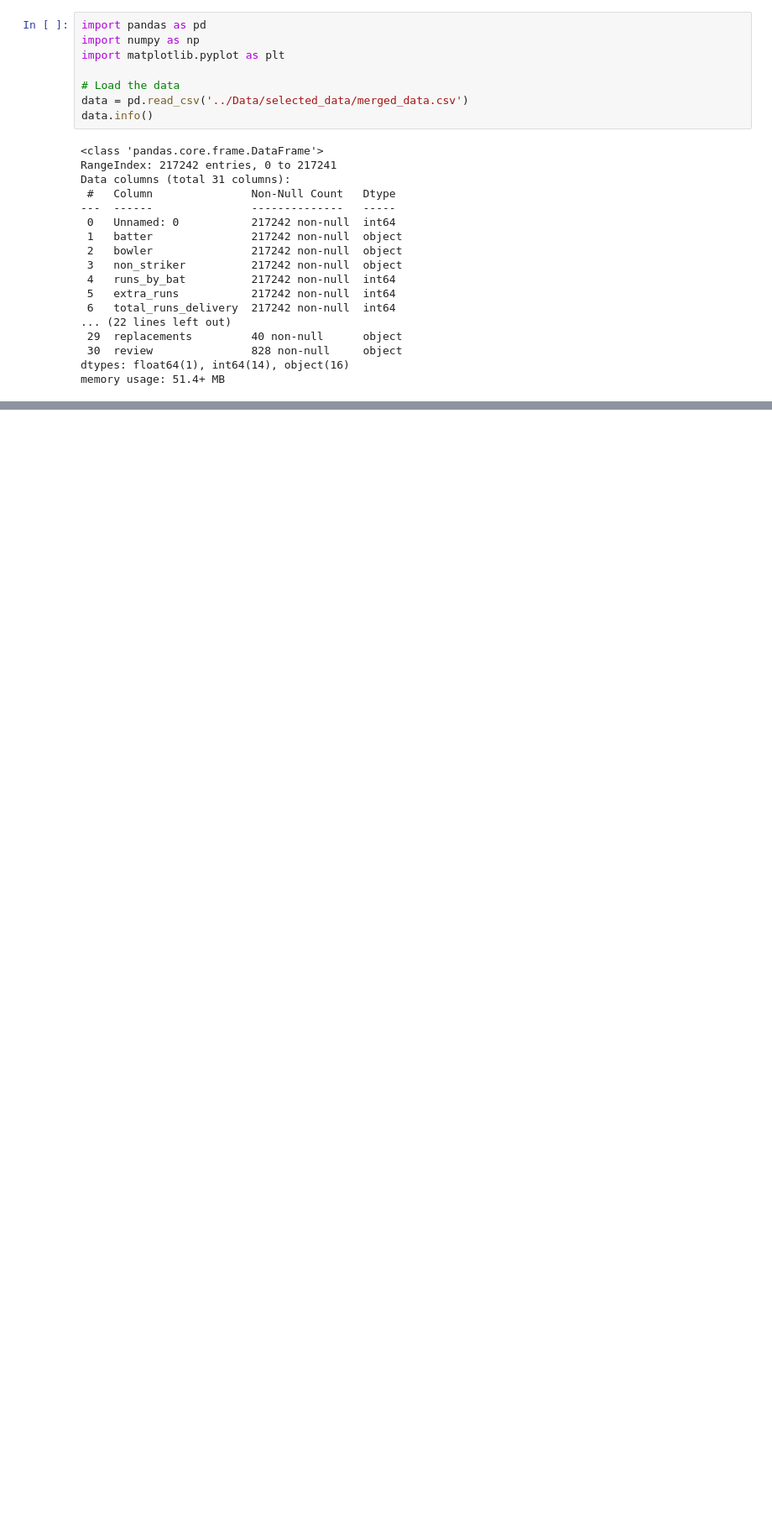
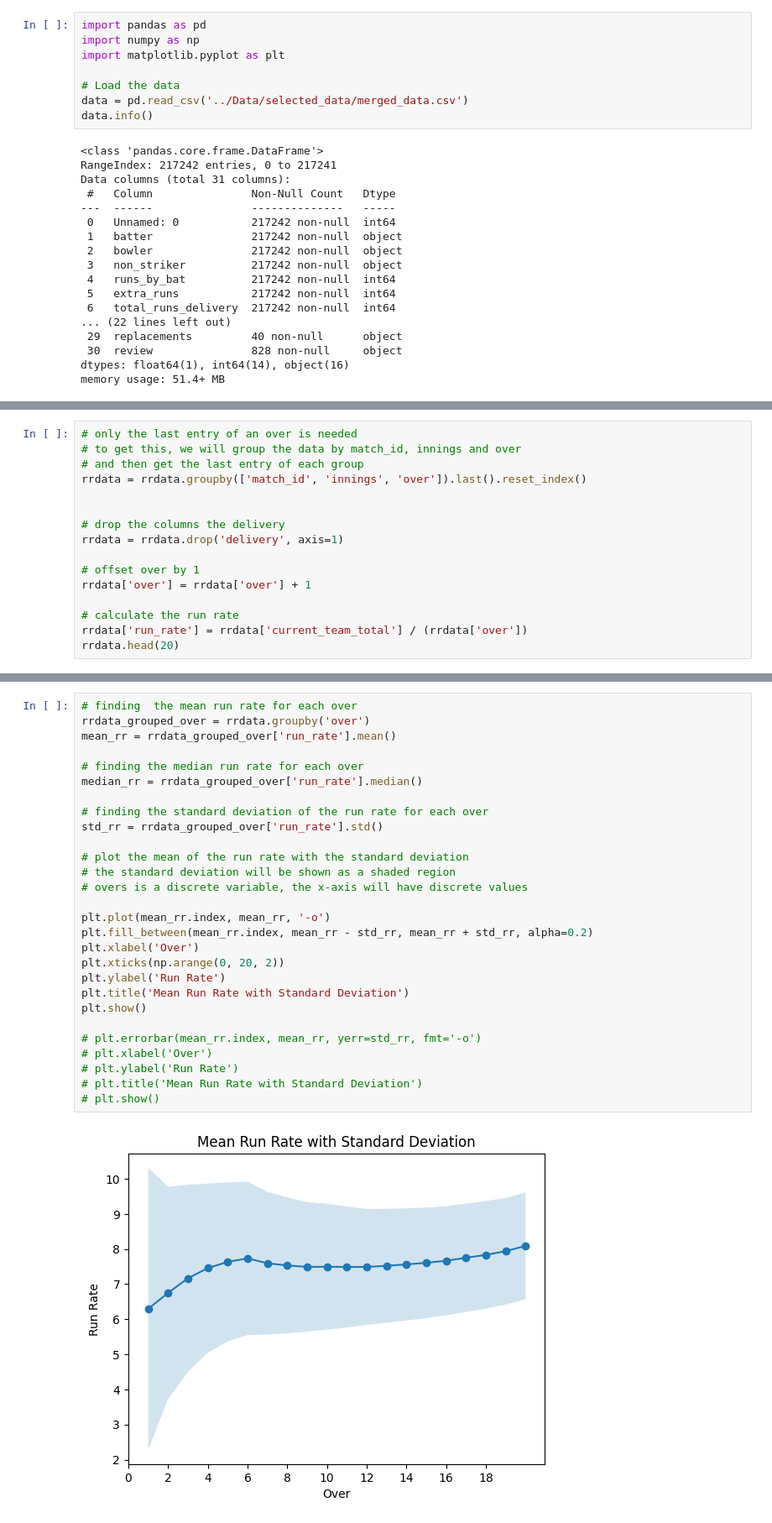
Before and after one commit to 19Kaumini/e19-co544-cricket-analytics-and-prediction, a Jupyter notebook: EDA/RunRateProgression.ipynb, the cells around one changed output, grey strips where cells are left out. Shown at 84% size. Saved outputs shown, nothing was run; the diff lists cells and outputs as text; blank space fills up the shorter version.

```diff
--- a/EDA/RunRateProgression.ipynb
+++ b/EDA/RunRateProgression.ipynb
@@ -59,0 +31,16 @@ See the caveats in the documentation: https://pandas.pydata.org/pandas-docs/stab
+# %%
+# only the last entry of an over is needed
+# to get this, we will group the data by match_id, innings and over
+# and then get the last entry of each group
+rrdata = rrdata.groupby(['match_id', 'innings', 'over']).last().reset_index()
+
+
+# drop the columns the delivery
+rrdata = rrdata.drop('delivery', axis=1)
+
+# offset over by 1
+rrdata['over'] = rrdata['over'] + 1
+
+# calculate the run rate
+rrdata['run_rate'] = rrdata['current_team_total'] / (rrdata['over'])
+rrdata.head(20)
@@ -59,0 +65,30 @@ See the caveats in the documentation: https://pandas.pydata.org/pandas-docs/stab
+# %%
+# finding  the mean run rate for each over
+rrdata_grouped_over = rrdata.groupby('over')
+mean_rr = rrdata_grouped_over['run_rate'].mean()
+
+# finding the median run rate for each over
+median_rr = rrdata_grouped_over['run_rate'].median()
+
+# finding the standard deviation of the run rate for each over
+std_rr = rrdata_grouped_over['run_rate'].std()
+
+# plot the mean of the run rate with the standard deviation
+# the standard deviation will be shown as a shaded region
+# overs is a discrete variable, the x-axis will have discrete values
+
+plt.plot(mean_rr.index, mean_rr, '-o')
+plt.fill_between(mean_rr.index, mean_rr - std_rr, mean_rr + std_rr, alpha=0.2)
+plt.xlabel('Over')
+plt.xticks(np.arange(0, 20, 2))
+plt.ylabel('Run Rate')
+plt.title('Mean Run Rate with Standard Deviation')
+plt.show()
+
+# plt.errorbar(mean_rr.index, mean_rr, yerr=std_rr, fmt='-o')
+# plt.xlabel('Over')
+# plt.ylabel('Run Rate')
+# plt.title('Mean Run Rate with Standard Deviation')
+# plt.show()
+# %% [output]
+[figure, added]
```
Also changed, not shown: parts of 3 cells of this notebook, 1 other file.
